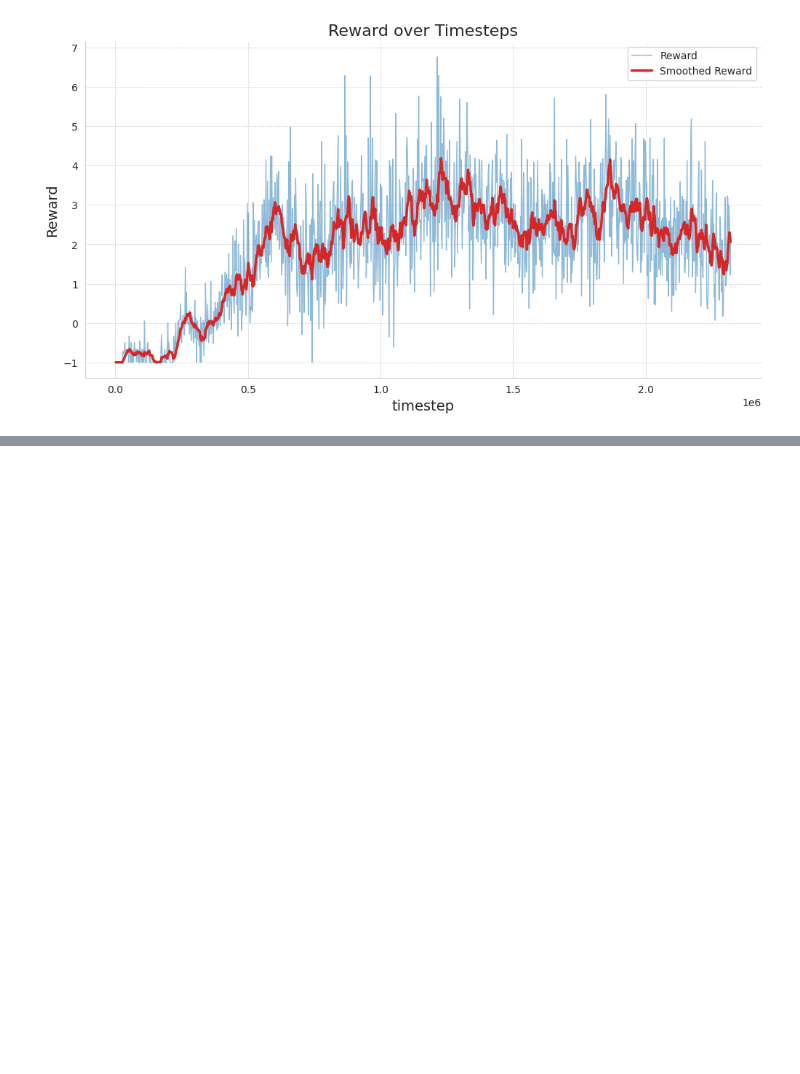
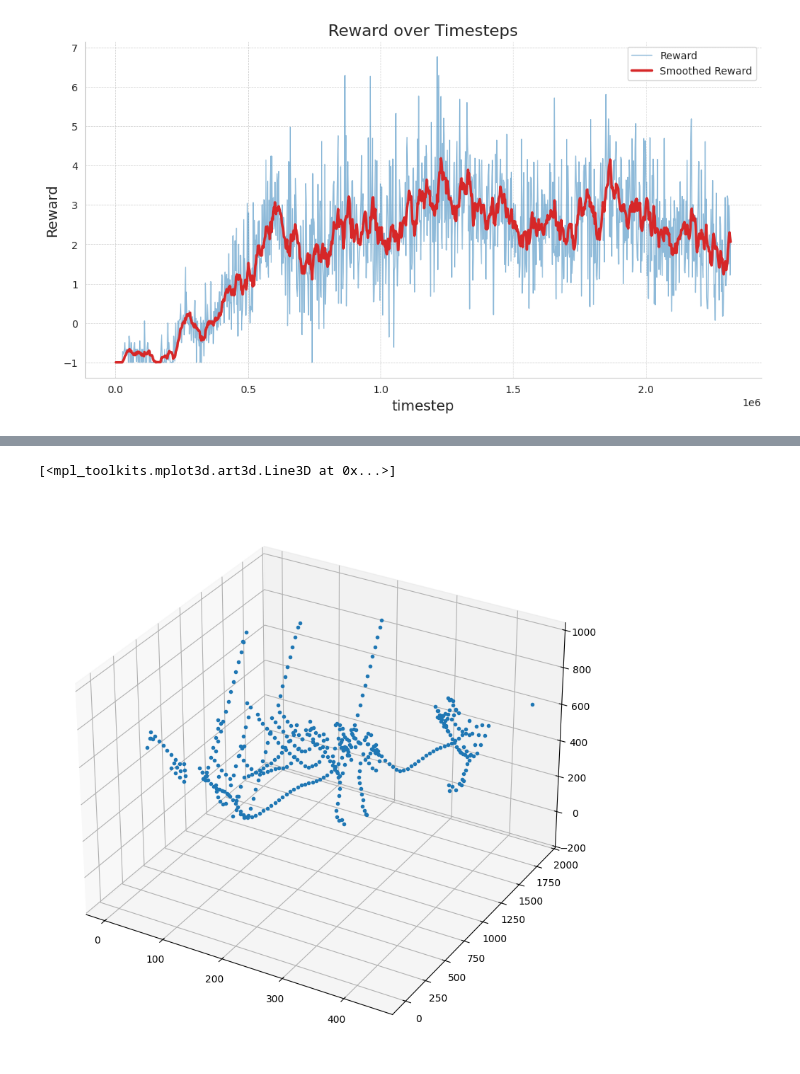
Before and after one commit to joaoMartinSaquet/SmartDartCorrector, a Jupyter notebook: notebooks/viz.ipynb, the cells around one changed output, grey strips where cells are left out. Cells and saved outputs as stored; diff of their text form; code cells hidden in the pictures; blank space fills up the shorter version.

```diff
--- a/notebooks/viz.ipynb
+++ b/notebooks/viz.ipynb
@@ -149,0 +253,22 @@ Text(0, 0.5, 'Reward')
+# %%
+import matplotlib.pyplot as plt
+
+
+# o = np.array(o)
+# a = np.array(a)
+
+
+# do = np.linalg.norm(o, axis=1) * 40
+# da = np.linalg.norm(a, axis=1)
+
+# plt.plot(do, label="obs")
+# plt.plot(da, label="actions")
+# plt.legend()
+# plt.grid()
+ax = plt.figure(figsize=(10,10)).add_subplot(projection='3d')
+player_positions = np.array(player_positions)
+tstep = np.arange(player_positions.shape[0])
+ax.plot(tstep, player_positions[:,0], player_positions[:,1], '.')
+# %% [output]
+[<mpl_toolkits.mplot3d.art3d.Line3D at 0x...>]
+[figure, added]
```
Also changed, not shown: parts of 4 cells of this notebook, 8 other files.
